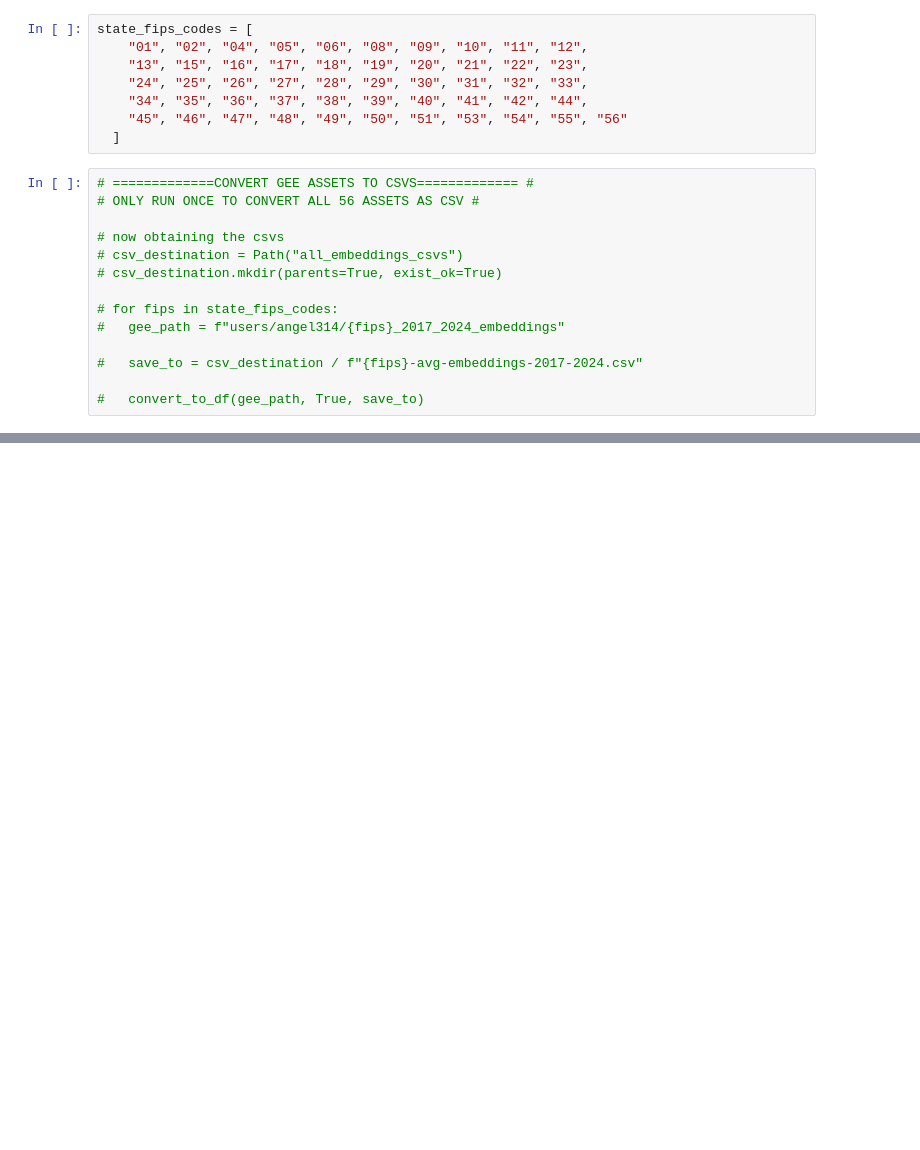
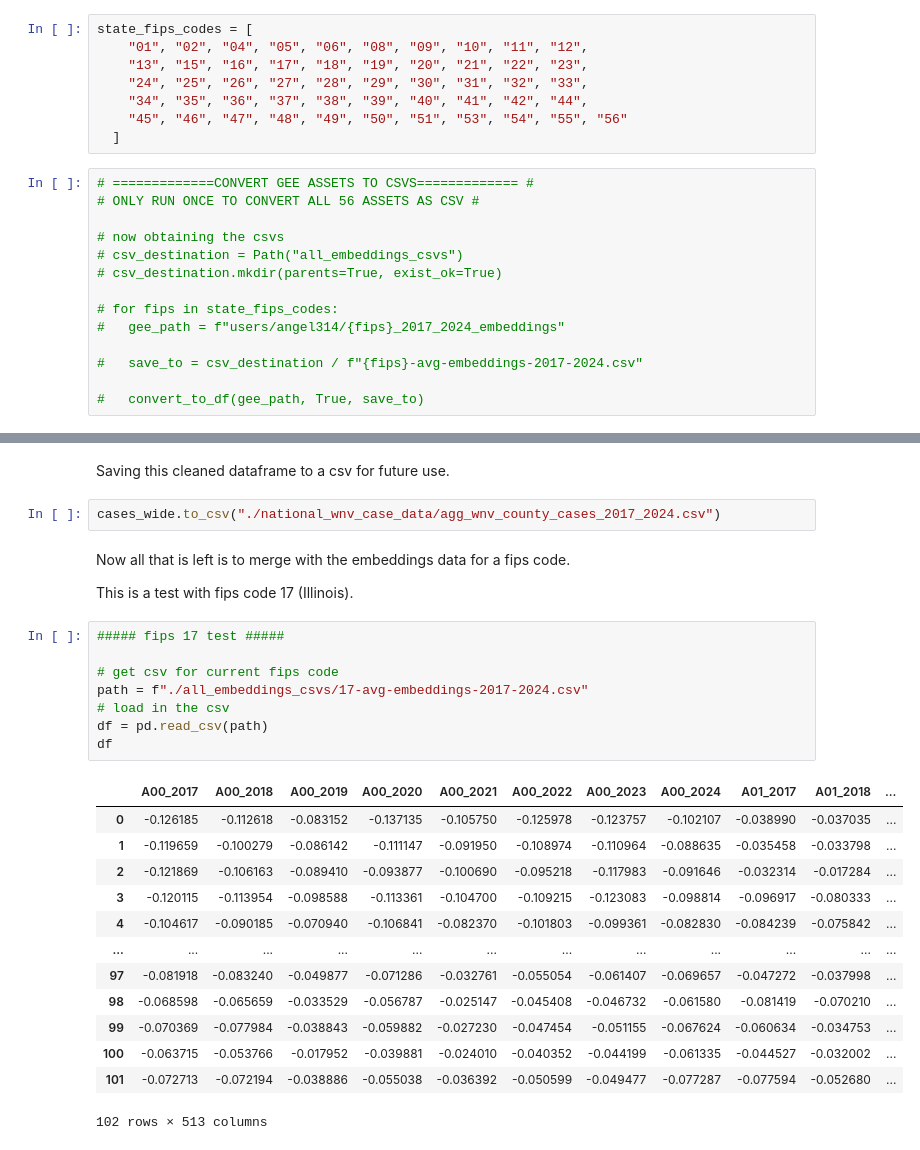
Before and after one commit to Amoreno73/wnv_embeddings, a Jupyter notebook: notebooks/national_embeddings/states_data_cleaning.ipynb, the cells around one changed output, grey strips where cells are left out. Cells and saved outputs as stored; diff of their text form; blank space fills up the shorter version.

```diff
--- a/notebooks/national_embeddings/states_data_cleaning.ipynb
+++ b/notebooks/national_embeddings/states_data_cleaning.ipynb
@@ -112,0 +142,30 @@ print(r.status_code)
+# %% [markdown]
+Saving this cleaned dataframe to a csv for future use.
+# %%
+cases_wide.to_csv("./national_wnv_case_data/agg_wnv_county_cases_2017_2024.csv")
+# %% [markdown]
+Now all that is left is to merge with the embeddings data for a fips code.
+
+This is a test with fips code 17 (Illinois).
+# %%
+##### fips 17 test #####
+
+# get csv for current fips code
+path = f"./all_embeddings_csvs/17-avg-embeddings-2017-2024.csv"
+# load in the csv
+df = pd.read_csv(path)
+df
+# %% [output]
+|  | A00_2017 | A00_2018 | A00_2019 | A00_2020 | A00_2021 | A00_2022 | A00_2023 | A00_2024 | A01_2017 | A01_2018 | ... |
+| 0 | -0.126185 | -0.112618 | -0.083152 | -0.137135 | -0.105750 | -0.125978 | -0.123757 | -0.102107 | -0.038990 | -0.037035 | ... |
+| 1 | -0.119659 | -0.100279 | -0.086142 | -0.111147 | -0.091950 | -0.108974 | -0.110964 | -0.088635 | -0.035458 | -0.033798 | ... |
+| 2 | -0.121869 | -0.106163 | -0.089410 | -0.093877 | -0.100690 | -0.095218 | -0.117983 | -0.091646 | -0.032314 | -0.017284 | ... |
+| 3 | -0.120115 | -0.113954 | -0.098588 | -0.113361 | -0.104700 | -0.109215 | -0.123083 | -0.098814 | -0.096917 | -0.080333 | ... |
+| 4 | -0.104617 | -0.090185 | -0.070940 | -0.106841 | -0.082370 | -0.101803 | -0.099361 | -0.082830 | -0.084239 | -0.075842 | ... |
+| ... | ... | ... | ... | ... | ... | ... | ... | ... | ... | ... | ... |
+| 97 | -0.081918 | -0.083240 | -0.049877 | -0.071286 | -0.032761 | -0.055054 | -0.061407 | -0.069657 | -0.047272 | -0.037998 | ... |
+| 98 | -0.068598 | -0.065659 | -0.033529 | -0.056787 | -0.025147 | -0.045408 | -0.046732 | -0.061580 | -0.081419 | -0.070210 | ... |
+| 99 | -0.070369 | -0.077984 | -0.038843 | -0.059882 | -0.027230 | -0.047454 | -0.051155 | -0.067624 | -0.060634 | -0.034753 | ... |
+| 100 | -0.063715 | -0.053766 | -0.017952 | -0.039881 | -0.024010 | -0.040352 | -0.044199 | -0.061335 | -0.044527 | -0.032002 | ... |
+| 101 | -0.072713 | -0.072194 | -0.038886 | -0.055038 | -0.036392 | -0.050599 | -0.049477 | -0.077287 | -0.077594 | -0.052680 | ... |
+102 rows × 513 columns
```
Also changed, not shown: parts of 16 cells of this notebook, 52 other files.
